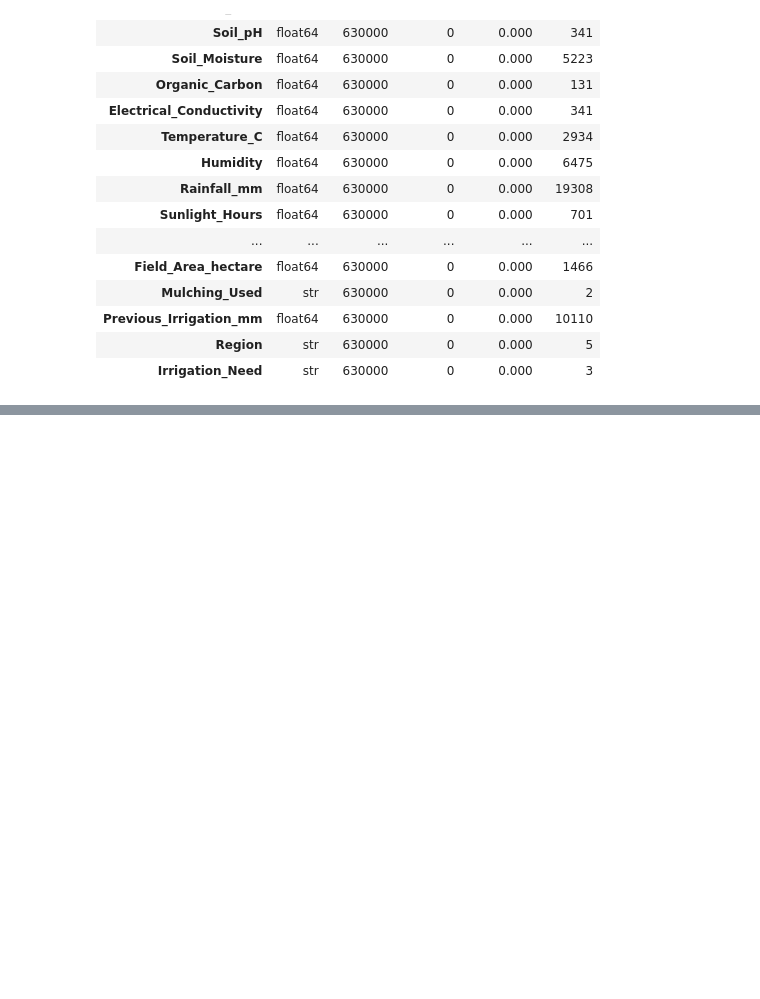
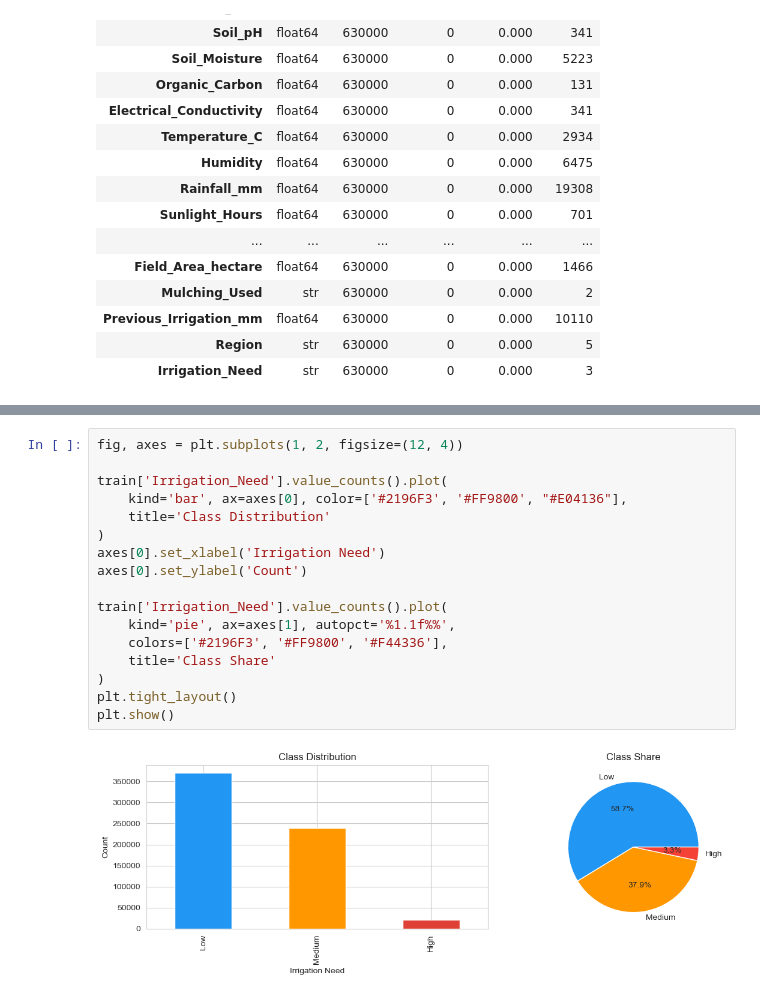
Before and after one commit to de-lazurenko/kaggle-playground-irrigation-prediction, a Jupyter notebook: eda_and_feature_enggineering.ipynb, the cells around one changed output, grey strips where cells are left out. Saved outputs shown, nothing was run; the diff lists cells and outputs as text; blank space fills up the shorter version.

```diff
--- a/eda_and_feature_enggineering.ipynb
+++ b/eda_and_feature_enggineering.ipynb
@@ -85,0 +196,19 @@ quick_eda(df)
+# %%
+fig, axes = plt.subplots(1, 2, figsize=(12, 4))
+
+train['Irrigation_Need'].value_counts().plot(
+    kind='bar', ax=axes[0], color=['#2196F3', '#FF9800', "#E04136"],
+    title='Class Distribution'
+)
+axes[0].set_xlabel('Irrigation Need')
+axes[0].set_ylabel('Count')
+
+train['Irrigation_Need'].value_counts().plot(
+    kind='pie', ax=axes[1], autopct='%1.1f%%',
+    colors=['#2196F3', '#FF9800', '#F44336'],
+    title='Class Share'
+)
+plt.tight_layout()
+plt.show()
+# %% [output]
+[figure, added]
```
Also changed, not shown: parts of 38 cells of this notebook, 1 other file.
